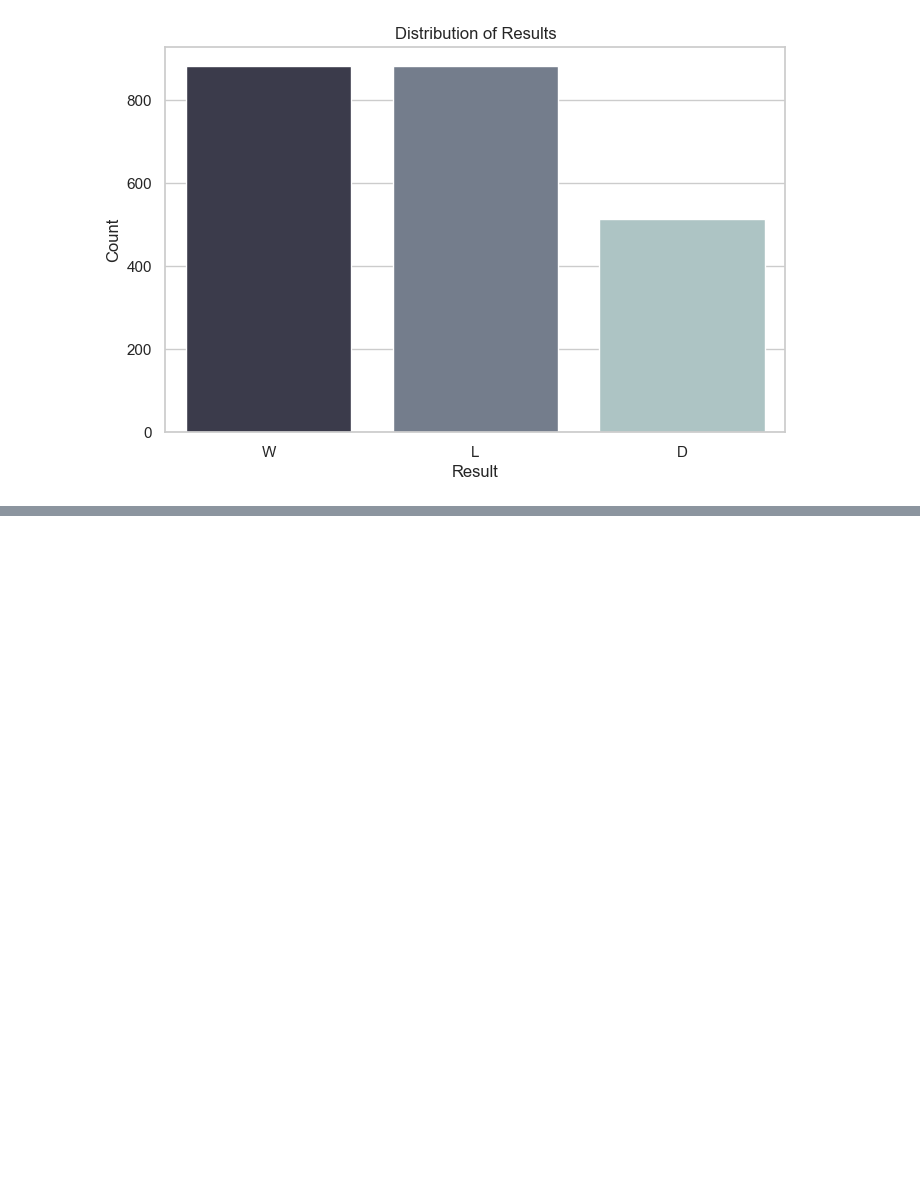
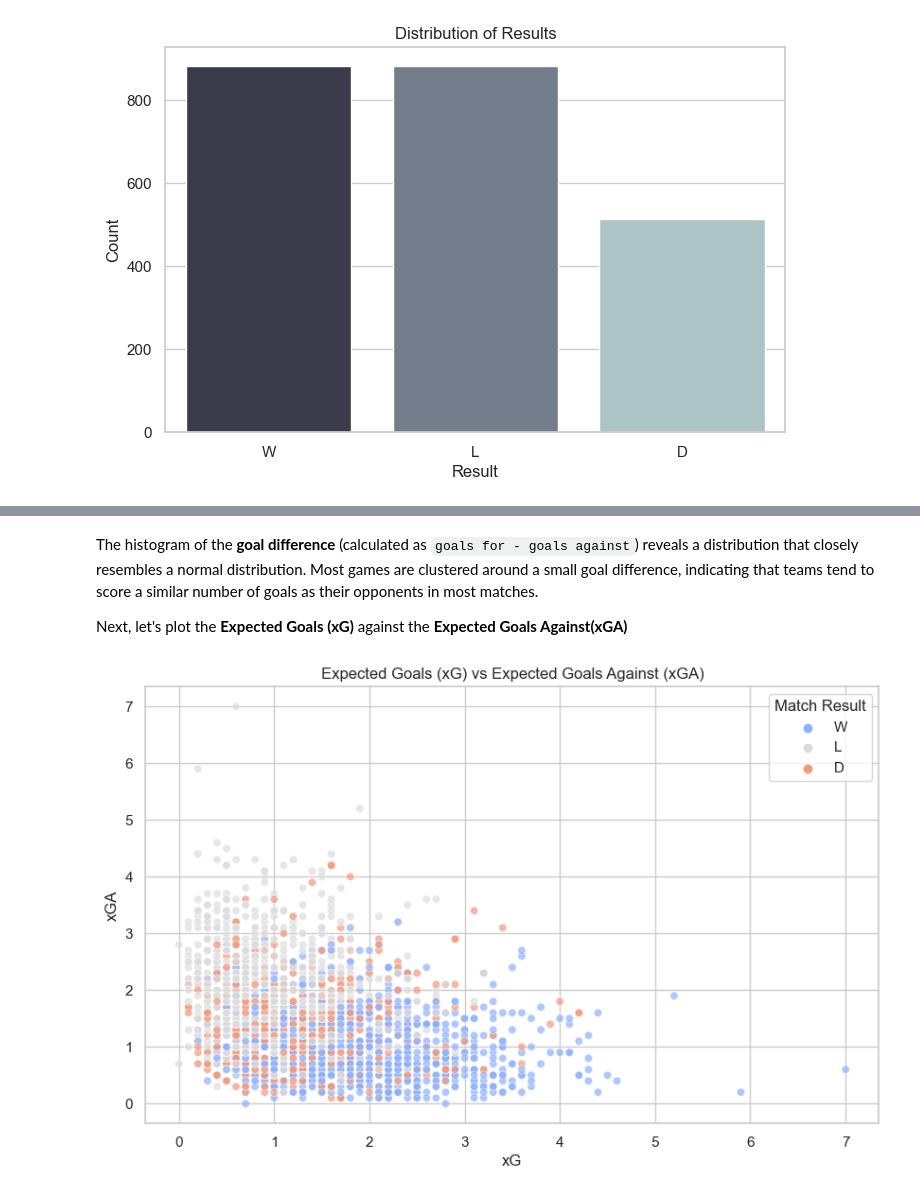
Before and after one commit to arjuna26/CPSC322-final, a Jupyter notebook: mining.ipynb, the cells around one changed output, grey strips where cells are left out. Saved outputs shown, nothing was run; the diff lists cells and outputs as text; code cells hidden in the pictures; blank space fills up the shorter version.

Commit message:
visualization's complete, time to preprocess and train

```diff
--- a/mining.ipynb
+++ b/mining.ipynb
@@ -92,0 +97,14 @@ plt.show()
+# %% [markdown]
+The histogram of the **goal difference** (calculated as `goals for - goals against`) reveals a distribution that closely resembles a normal distribution. Most games are clustered around a small goal difference, indicating that teams tend to score a similar number of goals as their opponents in most matches.
+
+Next, let's plot the **Expected Goals (xG)** against the **Expected Goals Against(xGA)**
+# %%
+plt.figure(figsize=(10, 6))
+sns.scatterplot(x='xg', y='xga', hue='result', data=data, palette='coolwarm', alpha=0.7)
+plt.title('Expected Goals (xG) vs Expected Goals Against (xGA)')
+plt.xlabel('xG')
+plt.ylabel('xGA')
+plt.legend(title='Match Result')
+plt.show()
+# %% [output]
+[figure, added]
```
Also changed, not shown: parts of 7 cells of this notebook.
